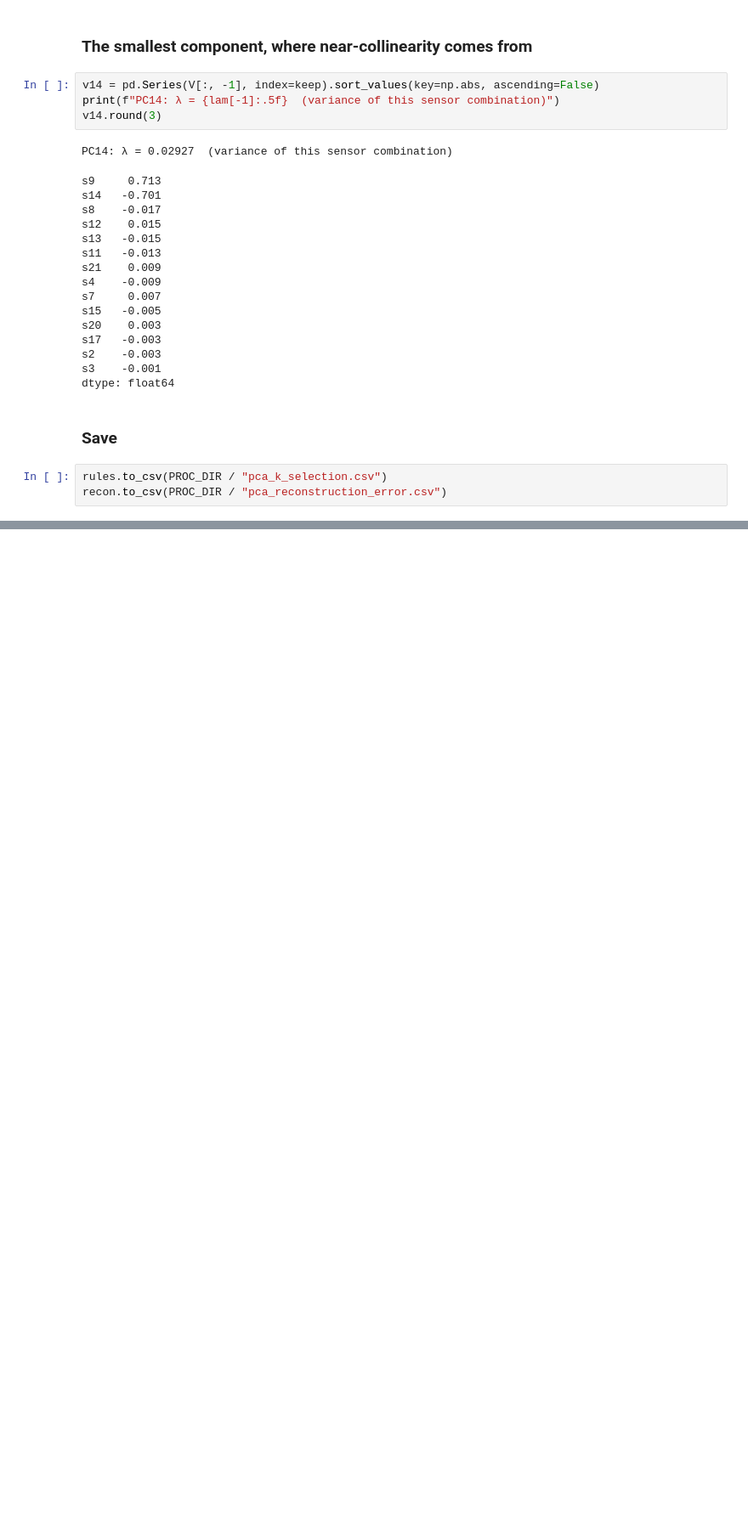
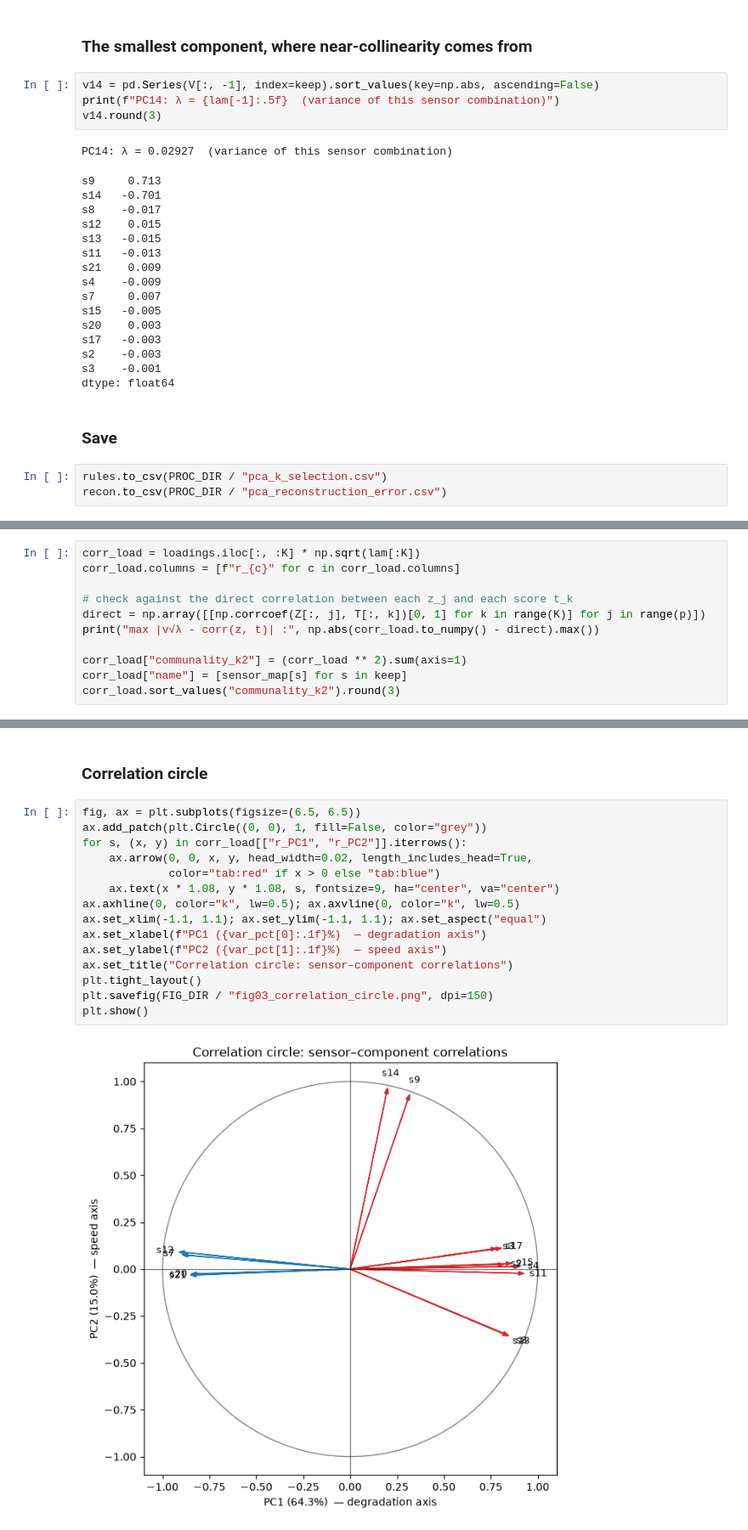
Before and after one commit to donald01johnson/mfda-exp8-pca-health, a Jupyter notebook: notebooks/exp8_pca_health.ipynb, the cells around one changed output, grey strips where cells are left out. Shown at 85% size. Cells and saved outputs as stored; diff of their text form; blank space fills up the shorter version.

```diff
--- a/notebooks/exp8_pca_health.ipynb
+++ b/notebooks/exp8_pca_health.ipynb
@@ -414,0 +433,11 @@ recon.to_csv(PROC_DIR / "pca_reconstruction_error.csv")
+# %%
+corr_load = loadings.iloc[:, :K] * np.sqrt(lam[:K])
+corr_load.columns = [f"r_{c}" for c in corr_load.columns]
+
+# check against the direct correlation between each z_j and each score t_k
+direct = np.array([[np.corrcoef(Z[:, j], T[:, k])[0, 1] for k in range(K)] for j in range(p)])
+print("max |v√λ - corr(z, t)| :", np.abs(corr_load.to_numpy() - direct).max())
+
+corr_load["communality_k2"] = (corr_load ** 2).sum(axis=1)
+corr_load["name"] = [sensor_map[s] for s in keep]
+corr_load.sort_values("communality_k2").round(3)
@@ -414,0 +461,19 @@ recon.to_csv(PROC_DIR / "pca_reconstruction_error.csv")
+# %% [markdown]
+### Correlation circle
+# %%
+fig, ax = plt.subplots(figsize=(6.5, 6.5))
+ax.add_patch(plt.Circle((0, 0), 1, fill=False, color="grey"))
+for s, (x, y) in corr_load[["r_PC1", "r_PC2"]].iterrows():
+    ax.arrow(0, 0, x, y, head_width=0.02, length_includes_head=True,
+             color="tab:red" if x > 0 else "tab:blue")
+    ax.text(x * 1.08, y * 1.08, s, fontsize=9, ha="center", va="center")
+ax.axhline(0, color="k", lw=0.5); ax.axvline(0, color="k", lw=0.5)
+ax.set_xlim(-1.1, 1.1); ax.set_ylim(-1.1, 1.1); ax.set_aspect("equal")
+ax.set_xlabel(f"PC1 ({var_pct[0]:.1f}%)  — degradation axis")
+ax.set_ylabel(f"PC2 ({var_pct[1]:.1f}%)  — speed axis")
+ax.set_title("Correlation circle: sensor–component correlations")
+plt.tight_layout()
+plt.savefig(FIG_DIR / "fig03_correlation_circle.png", dpi=150)
+plt.show()
+# %% [output]
+[figure, added]
```
Also changed, not shown: parts of 8 cells of this notebook, 3 other files.
